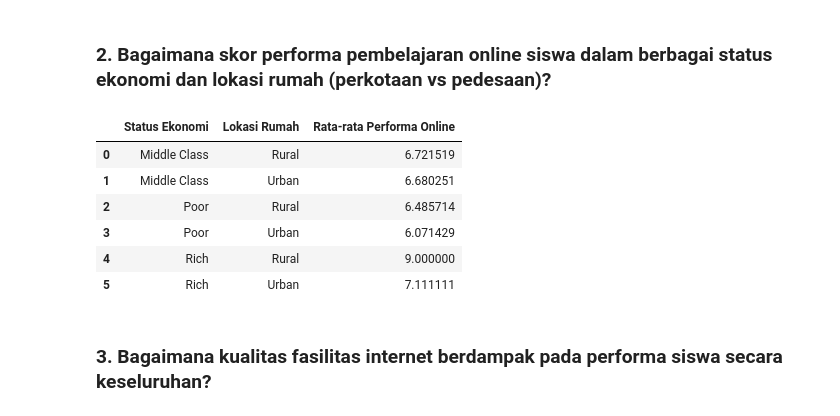
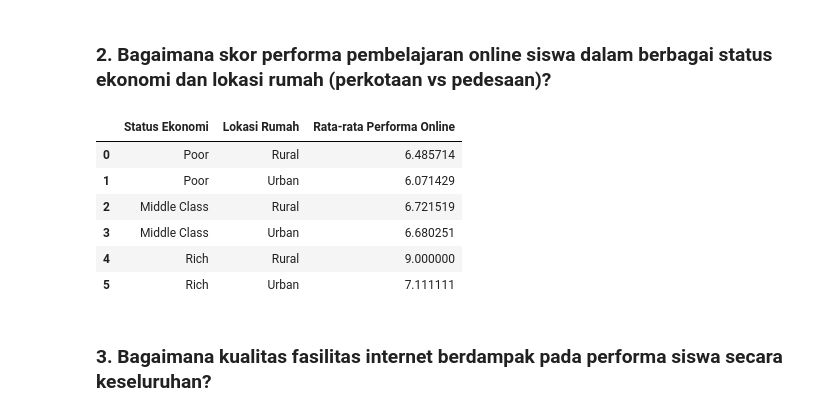
Before and after one commit to rizkiwijanarko/Student_Adaptability_on_E-Learning_Data_Analysis, a Jupyter notebook: E-Learning Data Analysis.ipynb, the cells around one changed output. Cells and saved outputs as stored; diff of their text form; code cells hidden in the pictures.

```diff
--- a/E-Learning Data Analysis.ipynb
+++ b/E-Learning Data Analysis.ipynb
@@ -255,22 +257,24 @@ economic_data
 ### 2. Bagaimana skor performa pembelajaran online siswa dalam berbagai status ekonomi dan lokasi rumah (perkotaan vs pedesaan)?
 # %%
 # Mengelompokkan data berdasarkan status ekonomi dan lokasi rumah
+df['Economic status'] = pd.Categorical(df['Economic status'], categories=['Poor', 'Middle Class', 'Rich'], ordered=True)
+
 performance_data = (df.groupby(['Economic status', 'Home Location'])
                     .agg({'Performance in online': 'mean'})
                     .reset_index().sort_values('Economic status', ascending=True)
                     .rename(columns={
     'Performance in online': 'Rata-rata Performa Online',
     'Economic status': 'Status Ekonomi',
     'Home Location': 'Lokasi Rumah'
 }))
 
 performance_data
 # %% [output]
 |  | Status Ekonomi | Lokasi Rumah | Rata-rata Performa Online |
-| 0 | Middle Class | Rural | 6.721519 |
-| 1 | Middle Class | Urban | 6.680251 |
-| 2 | Poor | Rural | 6.485714 |
-| 3 | Poor | Urban | 6.071429 |
+| 0 | Poor | Rural | 6.485714 |
+| 1 | Poor | Urban | 6.071429 |
+| 2 | Middle Class | Rural | 6.721519 |
+| 3 | Middle Class | Urban | 6.680251 |
 | 4 | Rich | Rural | 9.000000 |
 | 5 | Rich | Urban | 7.111111 |
 # %% [markdown]
```
Also changed, not shown: parts of 24 cells of this notebook.
